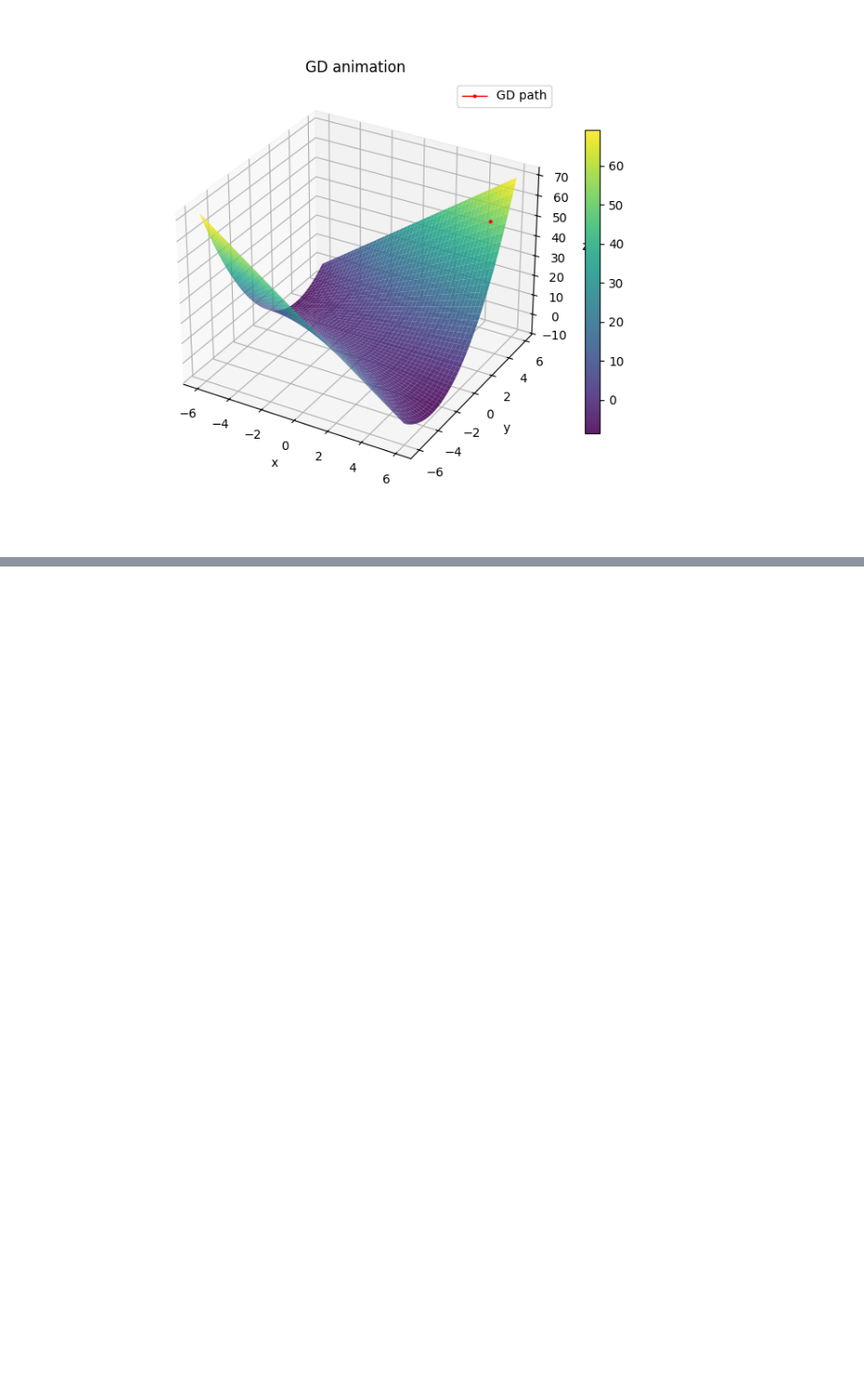
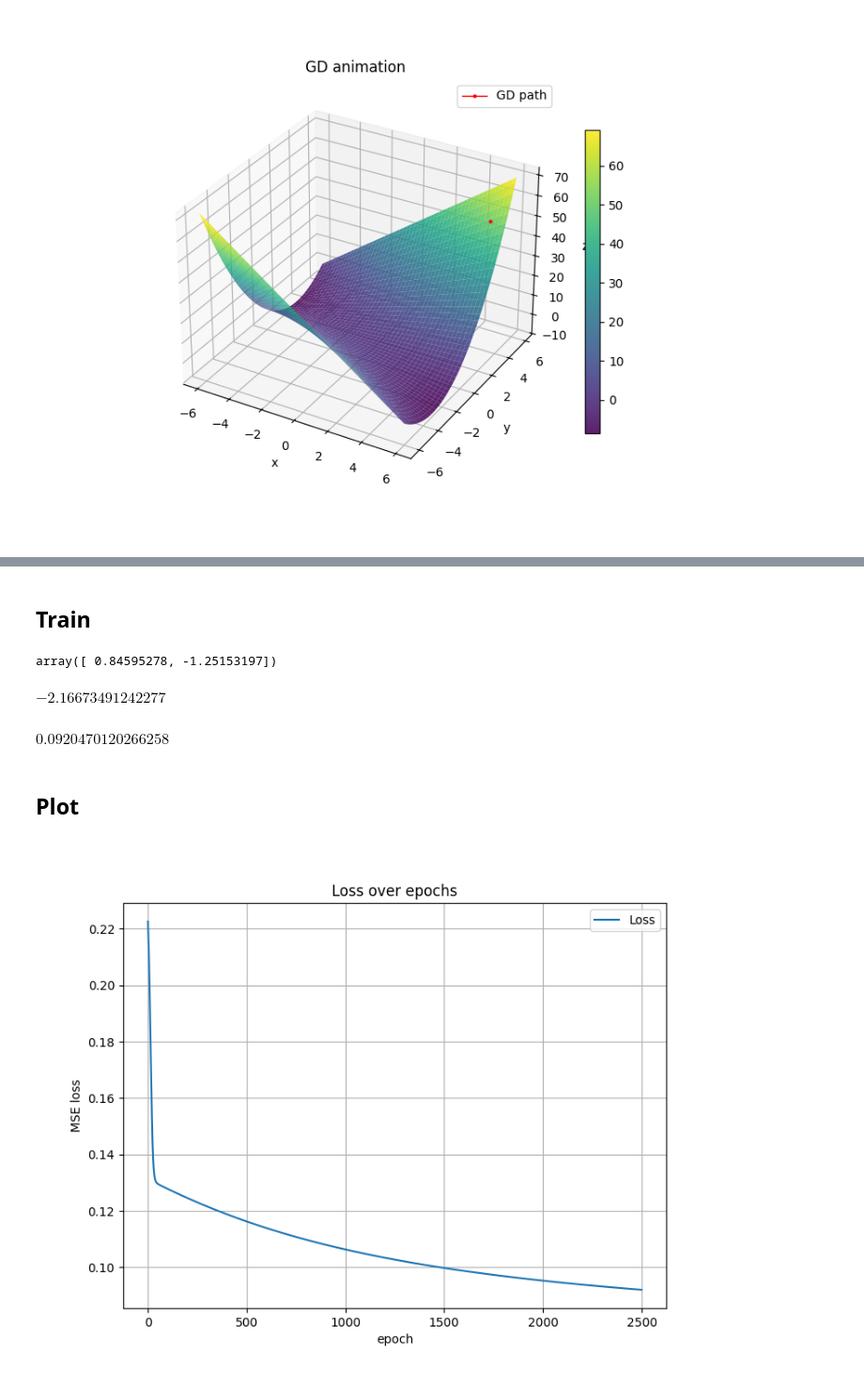
Before and after one commit to Adrn1n/XMU-learning_CVXOPT, a Jupyter notebook: Lab/0917/Lab1.ipynb, the cells around one changed output, grey strips where cells are left out. Shown at 94% size. Cells and saved outputs as stored; diff of their text form; code cells hidden in the pictures; blank space fills up the shorter version.

```diff
--- a/Lab/0917/Lab1.ipynb
+++ b/Lab/0917/Lab1.ipynb
@@ -257,0 +309,5 @@ plt.show()
+# %%
+X = np.array(df[["x1", "x2"]])
+y0 = np.array(df[["y"]])
+
+display(X, y0)
@@ -257,0 +351,34 @@ plt.show()
+# %% [markdown]
+## Train
+# %%
+n, d = X.shape
+losses = []
+# %%
+np.random.seed(42)
+W_val = np.random.randn(d)
+b_val = np.random.randn()
+
+lr = 1e-1
+eps = 1e-3
+epoch = 2500
+# %%
+for i in range(epoch):
+    losses.append(
+        np.mean(E_func(W_val[0], W_val[1], b_val, X[:, 0], X[:, 1], y0.flatten()))
+    )
+    if abs(losses[-1]) < eps:
+        break
+    grad_val = np.mean(
+        np.array(grad_func(W_val[0], W_val[1], b_val, X[:, 0], X[:, 1], y0.flatten())),
+        axis=-1,
+    )
+    W_val -= lr * grad_val[:d].squeeze()
+    b_val -= lr * grad_val[d:].squeeze()
+
+display(W_val, b_val, losses[-1])
+# %% [output]
+array([ 0.84595278, -1.25153197])
+$\displaystyle -2.16673491242277$
+$\displaystyle 0.0920470120266258$
+# %% [markdown]
+## Plot
@@ -257,0 +399,12 @@ plt.show()
+# %%
+fig = plt.figure(figsize=(8, 6))
+plt.plot(range(len(losses)), losses, label="Loss", linestyle="-")
+
+plt.title("Loss over epochs")
+plt.xlabel("epoch")
+plt.ylabel("MSE loss")
+plt.grid(True)
+plt.legend()
+plt.show()
+# %% [output]
+[figure, added]
```
Also changed, not shown: parts of 24 cells of this notebook, 3 other files.
